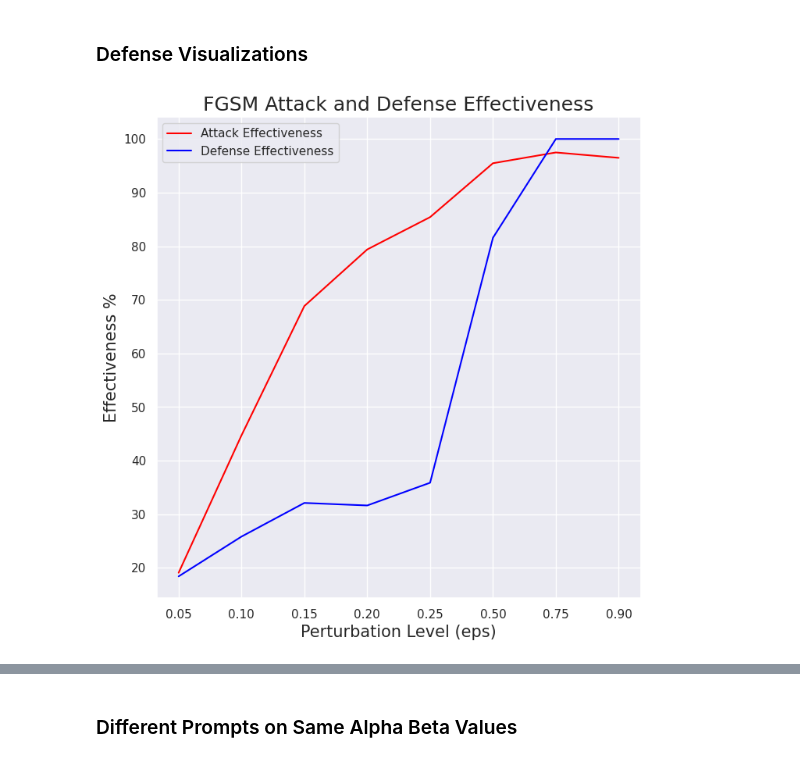
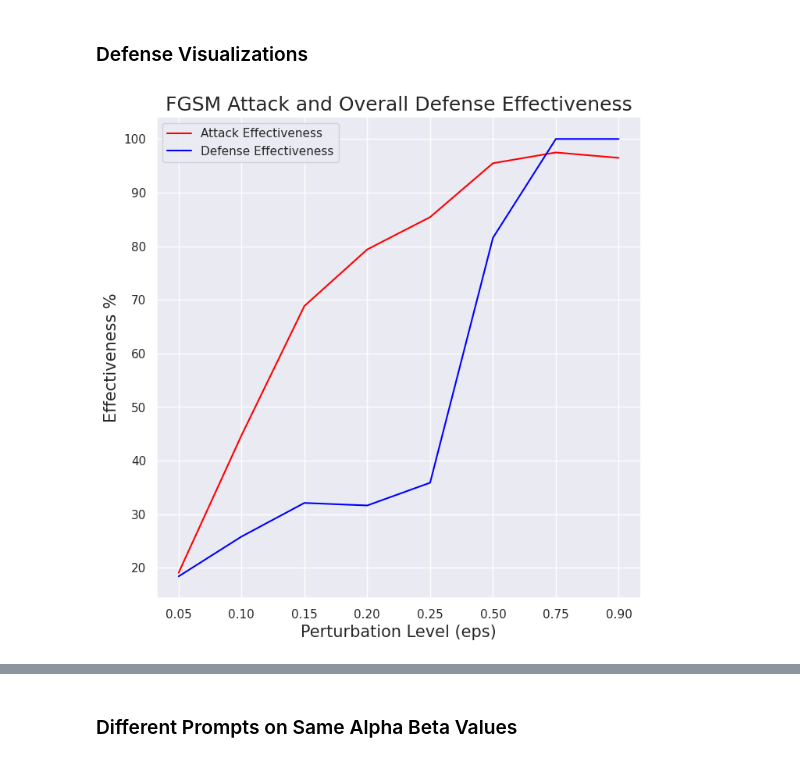
Before and after one commit to hassledw/StyleCLIP_Defense, a Jupyter notebook: celeb_metrics.ipynb, the cells around one changed output, grey strips where cells are left out. Cells and saved outputs as stored; diff of their text form; code cells hidden in the pictures.

```diff
--- a/celeb_metrics.ipynb
+++ b/celeb_metrics.ipynb
@@ -212,21 +212,21 @@ Overall Effectiveness (single-count): 90.05% (172/191)
 # %%
 # Sample data
 x = ["0.05", "0.10", "0.15", "0.20", "0.25", "0.50", "0.75", "0.90"]
 y1 = [fgsm05_att_eff, fgsm10_att_eff, fgsm15_att_eff, fgsm20_att_eff, fgsm25_att_eff, fgsm50_att_eff, fgsm75_att_eff, fgsm90_att_eff]
 y2 = [fgsm05_def_eff, fgsm10_def_eff, fgsm15_def_eff, fgsm20_def_eff, fgsm25_def_eff, fgsm50_def_eff, fgsm75_def_eff, fgsm90_def_eff]
 
 df = pd.DataFrame({'X': x, 'Line 1': y1, 'Line 2': y2})
 plt.figure(figsize=(8,8))
 # Use Seaborn to plot the lines
 sns.set(style="darkgrid")
 sns.lineplot(x='X', y='Line 1', data=df, c="red", label='Attack Effectiveness')
 sns.lineplot(x='X', y='Line 2', data=df, c="blue", label='Defense Effectiveness')
 
 # Show the plot
-plt.title("FGSM Attack and Defense Effectiveness", fontsize=18)
+plt.title("FGSM Attack and Overall Defense Effectiveness", fontsize=18)
 plt.xlabel("Perturbation Level (eps)", fontsize=15)
 plt.ylabel("Effectiveness %", fontsize=15)
 plt.legend()
 plt.show()
 # %% [output]
-[figure, old version]
+[figure, new version]
```
Also changed, not shown: parts of 7 cells of this notebook, 5 other files.
